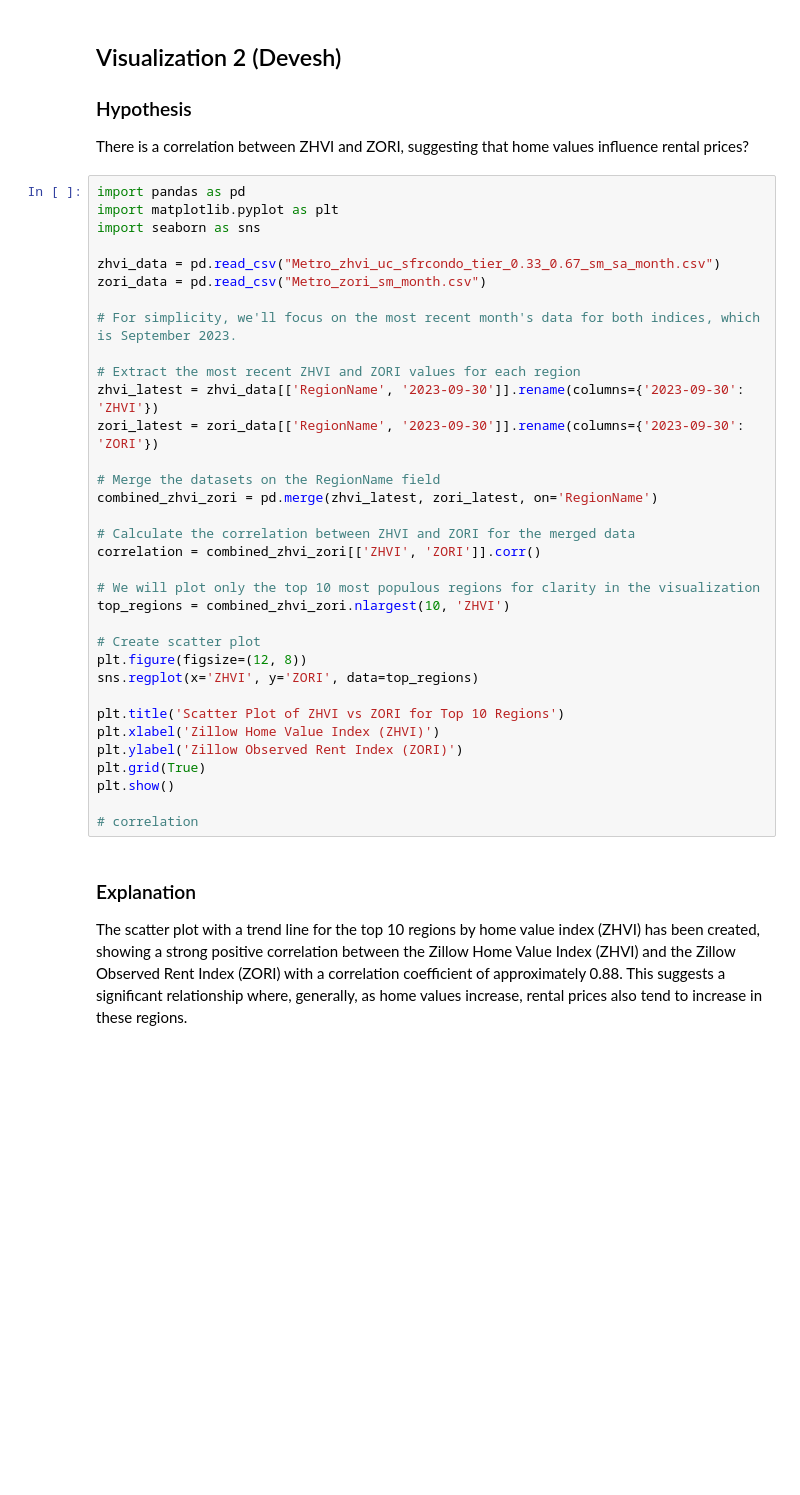
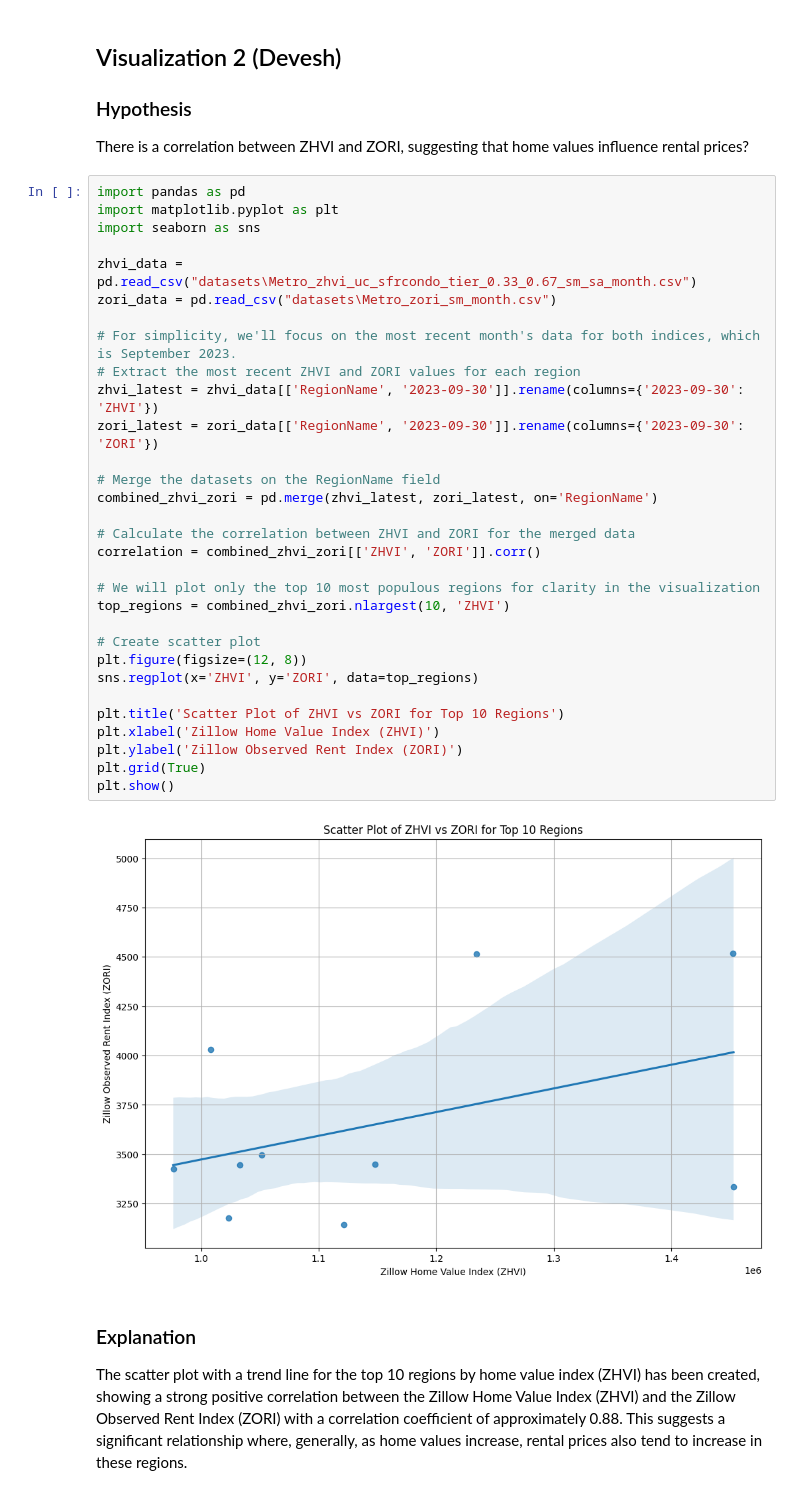
Before and after one commit to A-Sutaria/CS418_Project_FA23, a Jupyter notebook: progress_report.ipynb, the cells around one changed output. Saved outputs shown, nothing was run; the diff lists cells and outputs as text; blank space fills up the shorter version.

```diff
--- a/progress_report.ipynb
+++ b/progress_report.ipynb
@@ -125,36 +131,35 @@ There is a correlation between ZHVI and ZORI, suggesting that home values influe
 # %%
 import pandas as pd
 import matplotlib.pyplot as plt
 import seaborn as sns
 
-zhvi_data = pd.read_csv("Metro_zhvi_uc_sfrcondo_tier_0.33_0.67_sm_sa_month.csv")
-zori_data = pd.read_csv("Metro_zori_sm_month.csv")
+zhvi_data = pd.read_csv("datasets\Metro_zhvi_uc_sfrcondo_tier_0.33_0.67_sm_sa_month.csv")
+zori_data = pd.read_csv("datasets\Metro_zori_sm_month.csv")
 
 # For simplicity, we'll focus on the most recent month's data for both indices, which is September 2023.
-
 # Extract the most recent ZHVI and ZORI values for each region
 zhvi_latest = zhvi_data[['RegionName', '2023-09-30']].rename(columns={'2023-09-30': 'ZHVI'})
 zori_latest = zori_data[['RegionName', '2023-09-30']].rename(columns={'2023-09-30': 'ZORI'})
 
 # Merge the datasets on the RegionName field
 combined_zhvi_zori = pd.merge(zhvi_latest, zori_latest, on='RegionName')
 
 # Calculate the correlation between ZHVI and ZORI for the merged data
 correlation = combined_zhvi_zori[['ZHVI', 'ZORI']].corr()
 
 # We will plot only the top 10 most populous regions for clarity in the visualization
 top_regions = combined_zhvi_zori.nlargest(10, 'ZHVI')
 
 # Create scatter plot
 plt.figure(figsize=(12, 8))
 sns.regplot(x='ZHVI', y='ZORI', data=top_regions)
 
 plt.title('Scatter Plot of ZHVI vs ZORI for Top 10 Regions')
 plt.xlabel('Zillow Home Value Index (ZHVI)')
 plt.ylabel('Zillow Observed Rent Index (ZORI)')
 plt.grid(True)
 plt.show()
-
-# correlation
+# %% [output]
+[figure, added]
 # %% [markdown]
 ### Explanation
```
Also changed, not shown: parts of 17 cells of this notebook.
